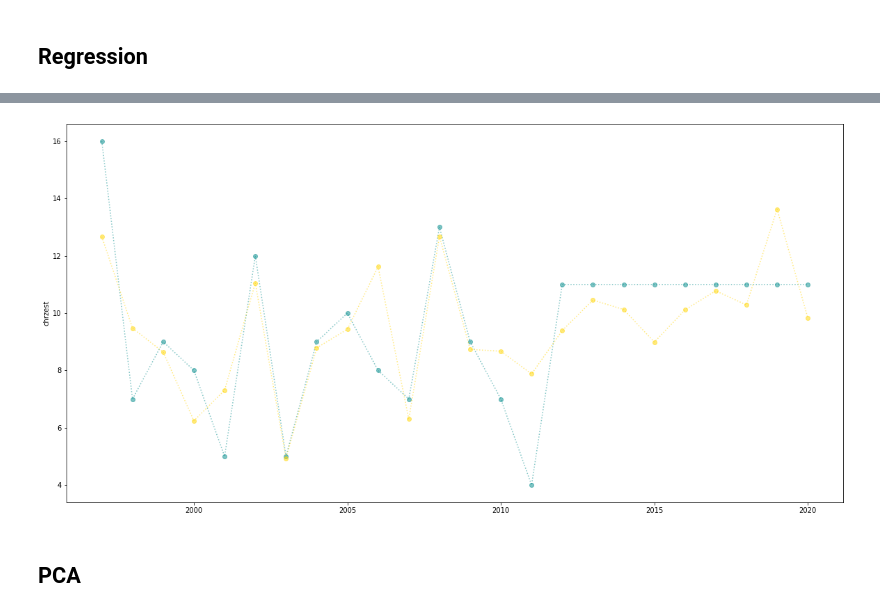
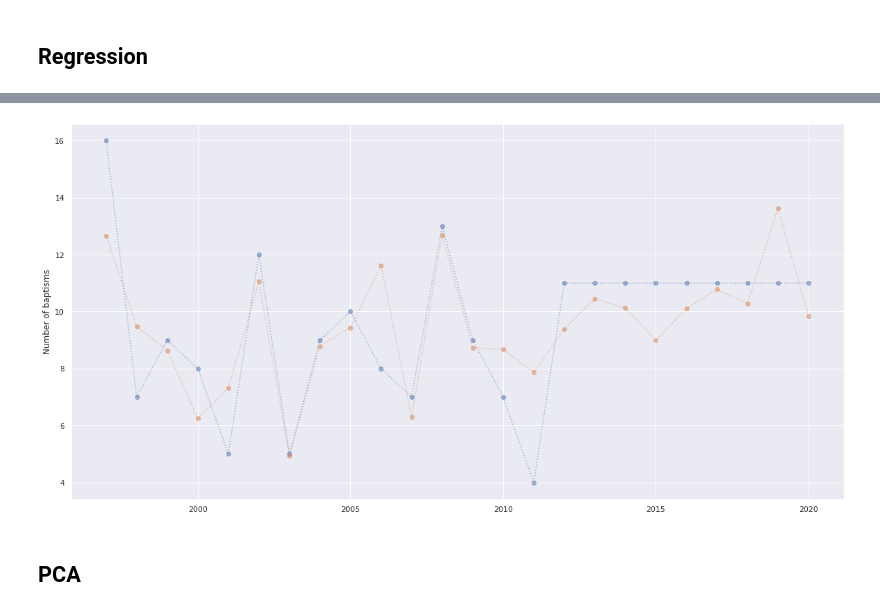
Before and after one commit to zuzannazak/PhD2022Bialowieza, a Jupyter notebook: 💖projekt.ipynb, the cells around one changed output, grey strips where cells are left out. Cells and saved outputs as stored; diff of their text form; code cells hidden in the pictures.

```diff
--- a/💖projekt.ipynb
+++ b/💖projekt.ipynb
@@ -45,6 +45,8 @@ from sklearn.neural_network import MLPClassifier
 from sklearn.metrics import mean_absolute_percentage_error
 from sklearn.metrics import mean_squared_error
 from sklearn.metrics import r2_score
+
+sns.set_palette("Set2")
 # %% [markdown]
 # ***data download***
 # %%
@@ -157,5 +159,4 @@ g.fig.set_size_inches(15,10)
 g=sns.pairplot(df, x_vars=["zgon"], y_vars=["slub"])
 g.fig.set_size_inches(15,5)
 g.fig.suptitle("dependency analysis")
-sns.set_palette(sns.color_palette("Paired"))
 # %% [output]
@@ -344,12 +346,12 @@ strong multicollinearity or other numerical problems.
 # %%
 df_aggregateddata['Y_pred'] = Y_pred
 fig, ax = plt.subplots()
-ax.plot((df_aggregateddata["rok"]), df_aggregateddata["chrzest"],marker='o', color="darkcyan",alpha=0.5, linestyle='dotted')
-ax.plot((df_aggregateddata["rok"]), df_aggregateddata["Y_pred"],marker='o', color="gold",alpha=0.5, linestyle='dotted')
-ax.set_ylabel('chrzest')
+ax.plot((df_aggregateddata["rok"]), df_aggregateddata["chrzest"],marker='o',alpha=0.5, linestyle='dotted')
+ax.plot((df_aggregateddata["rok"]), df_aggregateddata["Y_pred"],marker='o',alpha=0.5, linestyle='dotted')
+ax.set_ylabel('Number of baptisms')
 fig.set_size_inches(20, 10)
 # %% [output]
-[figure, old version]
+[figure, new version]
 # %% [markdown]
 ## **PCA**
 # %%
```
Also changed, not shown: parts of 14 cells of this notebook.
